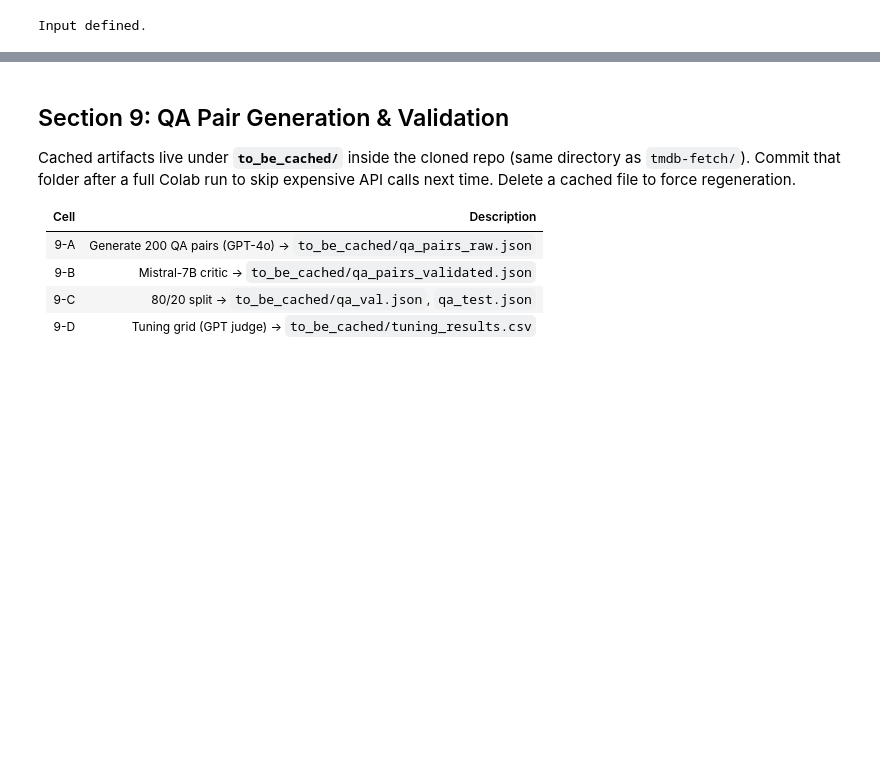
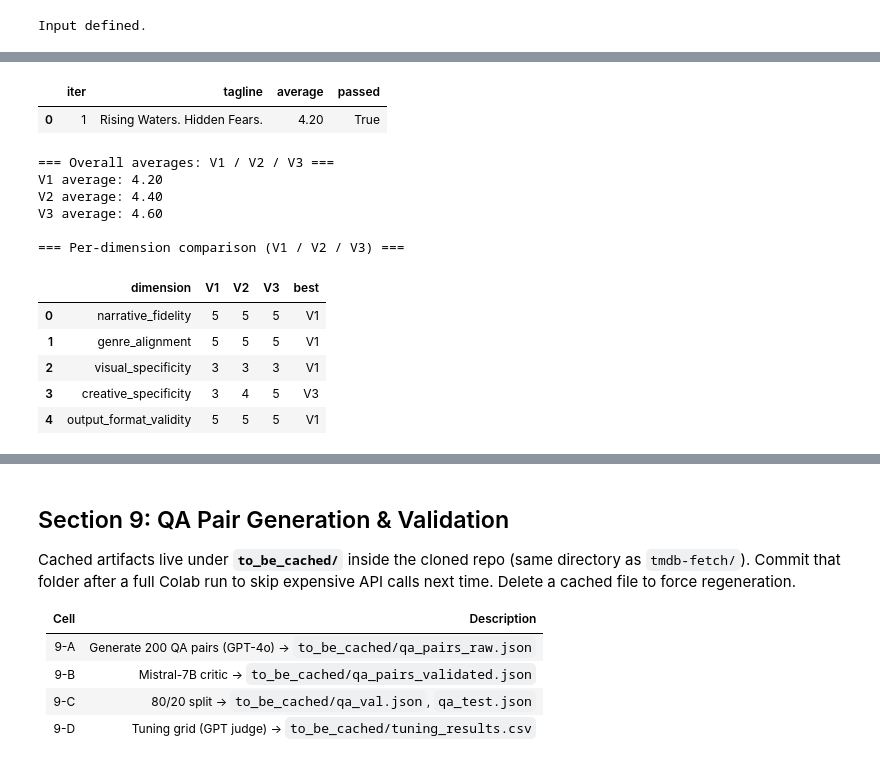
Before and after one commit to ryuichi-github/info290-2026s-group5, a Jupyter notebook: 260413_pipeline.ipynb, the cells around one changed output, grey strips where cells are left out. Saved outputs shown, nothing was run; the diff lists cells and outputs as text; code cells hidden in the pictures; blank space fills up the shorter version.

```diff
--- a/260413_pipeline.ipynb
+++ b/260413_pipeline.ipynb
@@ -1354 +1356,64 @@ display(comparison_df)
 | 4 | output_format_validity | 5 | 5 | 0 |
+# %%
+# Cell 8-E: Run V3 on Idea 1 and compare V1 / V2 / V3
+
+judge_client = OpenAI()
+v3, v3_history = run_v3(
+    movie_input,
+    k=5,
+    genre_filter=["thriller", "horror", "mystery"],
+    judge_client=judge_client,
+)
+
+result_v3 = llm_as_judge(movie_input, v3, client=judge_client)
+
+print("=== V3: Final output ===")
+pprint(v3)
+
+print("\n=== V3: Per-iteration history ===")
+iter_rows = []
+for h in v3_history:
+    assets = h.get("assets")
+    if assets is None:
+        tagline = "(parse failed)"
+    else:
+        tagline = (assets.get("tagline") or "")[:120]
+    avg = h.get("average")
+    avg_str = f"{avg:.2f}" if isinstance(avg, (int, float)) else "n/a"
+    iter_rows.append(
+        {
+            "iter": h["iter"],
+            "tagline": tagline,
+            "average": avg_str,
+            "passed": h["passed"],
+        }
+    )
+display(pd.DataFrame(iter_rows))
+
+print("\n=== Overall averages: V1 / V2 / V3 ===")
+print(f"V1 average: {result_v1['average']:.2f}")
+print(f"V2 average: {result_v2['average']:.2f}")
+print(f"V3 average: {result_v3['average']:.2f}")
+
+rows = []
+for dim in DIMENSIONS:
+    s1 = result_v1["scores"].get(dim, {}).get("score", None)
+    s2 = result_v2["scores"].get(dim, {}).get("score", None)
+    s3 = result_v3["scores"].get(dim, {}).get("score", None)
+    candidates = {"V1": s1, "V2": s2, "V3": s3}
+    valid = {k: v for k, v in candidates.items() if isinstance(v, (int, float))}
+    best = max(valid, key=valid.get) if valid else None
+    rows.append(
+        {
+            "dimension": dim,
+            "V1": s1,
+            "V2": s2,
+            "V3": s3,
+            "best": best,
+        }
+    )
+
+comparison_df_v123 = pd.DataFrame(rows)
+print("\n=== Per-dimension comparison (V1 / V2 / V3) ===")
+display(comparison_df_v123)
+# %% [output]
@@ -1354,0 +1437,14 @@ display(comparison_df)
+|  | iter | tagline | average | passed |
+| 0 | 1 | Rising Waters. Hidden Fears. | 4.20 | True |
+=== Overall averages: V1 / V2 / V3 ===
+V1 average: 4.20
+V2 average: 4.40
+V3 average: 4.60
+
+=== Per-dimension comparison (V1 / V2 / V3) ===
+|  | dimension | V1 | V2 | V3 | best |
+| 0 | narrative_fidelity | 5 | 5 | 5 | V1 |
+| 1 | genre_alignment | 5 | 5 | 5 | V1 |
+| 2 | visual_specificity | 3 | 3 | 3 | V1 |
+| 3 | creative_specificity | 3 | 4 | 5 | V3 |
+| 4 | output_format_validity | 5 | 5 | 5 | V1 |
```
Also changed, not shown: parts of 15 cells of this notebook, 3 other files.
